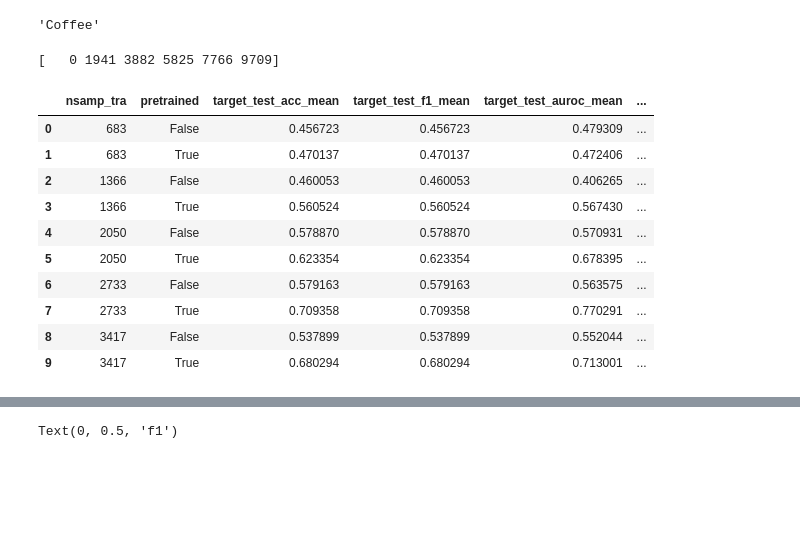
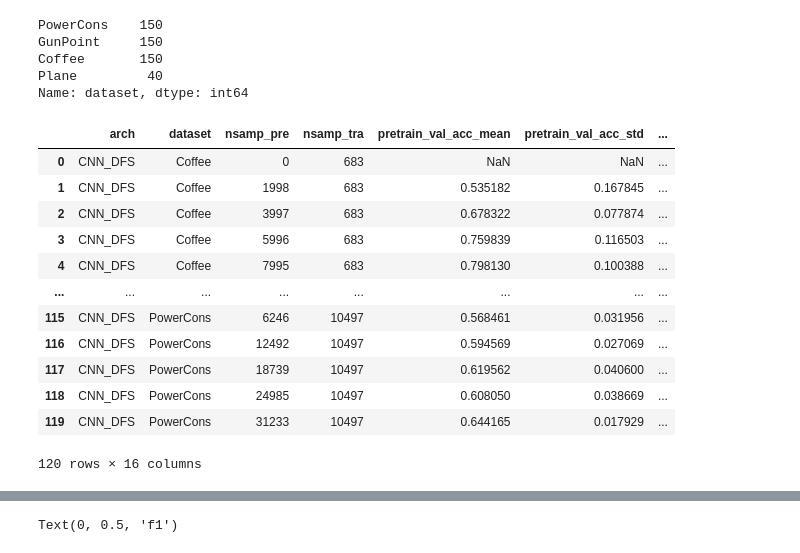
Before and after one commit to mbisan/s3ts, a Jupyter notebook: graphs.ipynb, the cells around one changed output, grey strips where cells are left out. Saved outputs shown, nothing was run; the diff lists cells and outputs as text; code cells hidden in the pictures; blank space fills up the shorter version.

Commit message:
cleanup and new data

```diff
--- a/graphs.ipynb
+++ b/graphs.ipynb
@@ -9,17 +15,0 @@ import itertools
-# %%
-folder = Path("results_synced/atlas_ratio/")
-datasets = ["GunPoint", "Coffee", "PowerCons", "Plane"]
-encoders = ["CNN_DFS"]
-folds = 5
-
-dfs = []
-for dataset, encoder in itertools.product(datasets, encoders):
-    paths = [folder /  f"EXP_ratio_{encoder}_{dataset}_f{f}.csv" for f in range(folds)]
-    paths = [p for p in paths if p.exists()]
-    dfs.append(pd.concat([pd.read_csv(p) for p in paths]))
-df = pd.concat(dfs, ignore_index=True)
-
-ds = "Coffee"
-df["dataset"].value_counts()
-# %% [output]
-'Coffee'
@@ -49,29 +16,26 @@ def fix_close_vals(df: pd.DataFrame, col: str):
-# %%
-dfs = df[df["dataset"] == ds].copy()
-dfs = fix_close_vals(dfs,  "nsamp_pre")
-
-
-cols = [c for c in dfs.columns if ("target_test" in c) or (("pretrain_val" in c) )]
-xd0 = dfs[dfs["pretrained"] == False].groupby(["nsamp_tra"])[cols].mean()
-xd1 = dfs.groupby(["nsamp_tra", "pretrained"])[cols].max()
-xd2 = dfs.groupby(["nsamp_tra", "pretrained"])[cols].std()
-print(dfs["nsamp_pre"].unique())
-
-xd1.columns = [c + "_mean" for c in xd1.columns]
-xd2.columns = [c + "_std" for c in xd2.columns]
-xd = pd.concat([xd1, xd2], axis=1).reset_index()
-xd.replace(np.NaN, 0, inplace=True)
-xd
-# %% [output]
-[   0 1941 3882 5825 7766 9709]
-|  | nsamp_tra | pretrained | target_test_acc_mean | target_test_f1_mean | target_test_auroc_mean | ... |
-| 0 | 683 | False | 0.456723 | 0.456723 | 0.479309 | ... |
-| 1 | 683 | True | 0.470137 | 0.470137 | 0.472406 | ... |
-| 2 | 1366 | False | 0.460053 | 0.460053 | 0.406265 | ... |
-| 3 | 1366 | True | 0.560524 | 0.560524 | 0.567430 | ... |
-| 4 | 2050 | False | 0.578870 | 0.578870 | 0.570931 | ... |
-| 5 | 2050 | True | 0.623354 | 0.623354 | 0.678395 | ... |
-| 6 | 2733 | False | 0.579163 | 0.579163 | 0.563575 | ... |
-| 7 | 2733 | True | 0.709358 | 0.709358 | 0.770291 | ... |
-| 8 | 3417 | False | 0.537899 | 0.537899 | 0.552044 | ... |
-| 9 | 3417 | True | 0.680294 | 0.680294 | 0.713001 | ... |
+# %%
+df = aux.load_data(Path("results_synced/atlas_ratio_legacy/"))
+df["dataset"].value_counts()
+# %% [output]
+PowerCons    150
+GunPoint     150
+Coffee       150
+Plane         40
+Name: dataset, dtype: int64
+# %%
+dfr = aux.EXP_ratio_preprocessing(df)
+dfr
+# %% [output]
+|  | arch | dataset | nsamp_pre | nsamp_tra | pretrain_val_acc_mean | pretrain_val_acc_std | ... |
+| 0 | CNN_DFS | Coffee | 0 | 683 | NaN | NaN | ... |
+| 1 | CNN_DFS | Coffee | 1998 | 683 | 0.535182 | 0.167845 | ... |
+| 2 | CNN_DFS | Coffee | 3997 | 683 | 0.678322 | 0.077874 | ... |
+| 3 | CNN_DFS | Coffee | 5996 | 683 | 0.759839 | 0.116503 | ... |
+| 4 | CNN_DFS | Coffee | 7995 | 683 | 0.798130 | 0.100388 | ... |
+| ... | ... | ... | ... | ... | ... | ... | ... |
+| 115 | CNN_DFS | PowerCons | 6246 | 10497 | 0.568461 | 0.031956 | ... |
+| 116 | CNN_DFS | PowerCons | 12492 | 10497 | 0.594569 | 0.027069 | ... |
+| 117 | CNN_DFS | PowerCons | 18739 | 10497 | 0.619562 | 0.040600 | ... |
+| 118 | CNN_DFS | PowerCons | 24985 | 10497 | 0.608050 | 0.038669 | ... |
+| 119 | CNN_DFS | PowerCons | 31233 | 10497 | 0.644165 | 0.017929 | ... |
+120 rows × 16 columns
```
Also changed, not shown: parts of 6 cells of this notebook, 19 other files.
